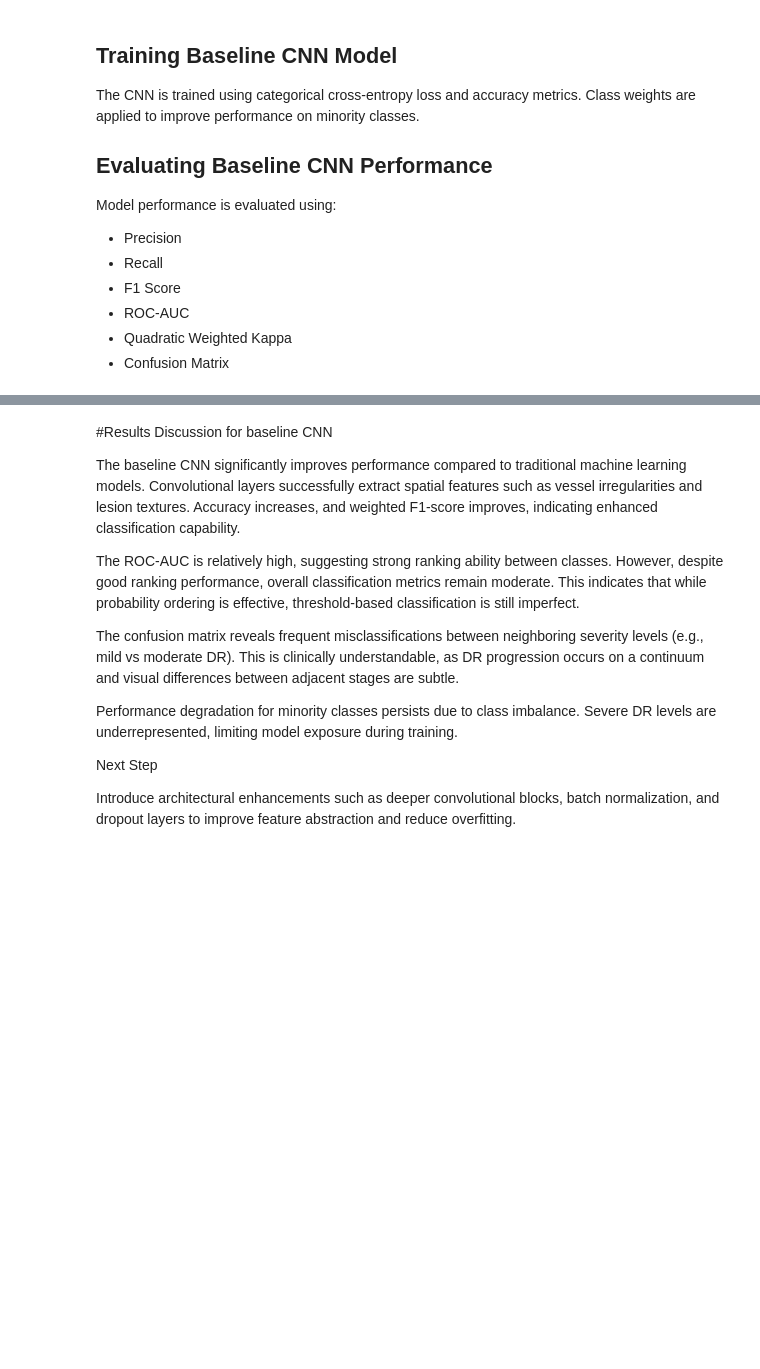
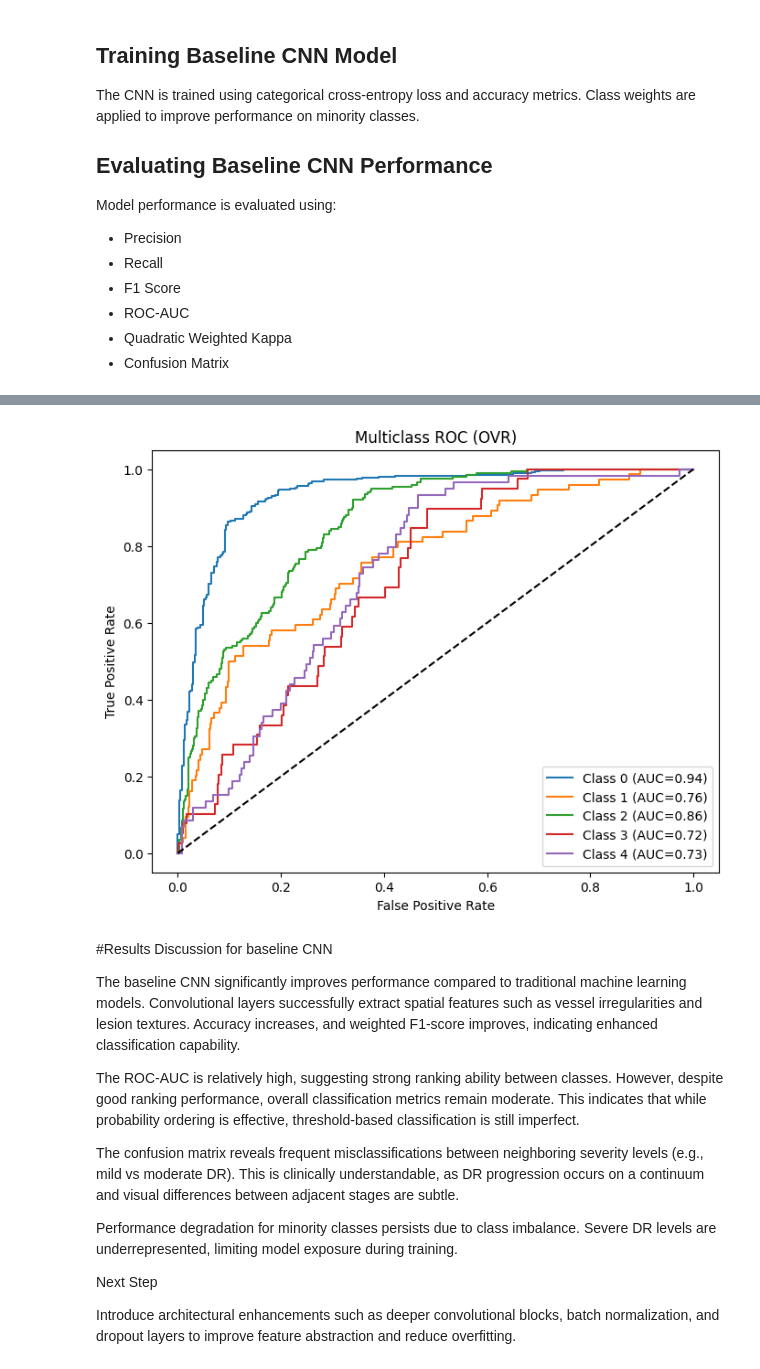
Before and after one commit to NFORMII/Diabetic-retinopathy-intro-to-ml, a Jupyter notebook: Copy_of_Diabetic_Retinopathy_ML_Project.ipynb, the cells around one changed output, grey strips where cells are left out. Cells and saved outputs as stored; diff of their text form; code cells hidden in the pictures; blank space fills up the shorter version.

```diff
--- a/Copy_of_Diabetic_Retinopathy_ML_Project.ipynb
+++ b/Copy_of_Diabetic_Retinopathy_ML_Project.ipynb
@@ -778,3 +778,27 @@ plt.show()
+# %%
+from sklearn.preprocessing import label_binarize
+from sklearn.metrics import roc_curve, auc
+
+# Binarize true labels using the y_true from the MobileNet evaluation
+y_val_bin = label_binarize(y_true, classes=[0,1,2,3,4])
+
+# y_prob is already computed from the MobileNet evaluation
+# No need to re-predict from X_val, as X_val is for traditional ML models
+
+plt.figure(figsize=(8,6))
+for i in range(y_val_bin.shape[1]):
+    fpr, tpr, _ = roc_curve(y_val_bin[:, i], y_prob[:, i])
+    roc_auc = auc(fpr, tpr)
+    plt.plot(fpr, tpr, label=f"Class {i} (AUC={roc_auc:.2f})")
+
+plt.plot([0,1], [0,1], 'k--')
+plt.xlabel("False Positive Rate")
+plt.ylabel("True Positive Rate")
+plt.title("Multiclass ROC (OVR)")
+plt.legend(loc="lower right")
+plt.show()
+# %% [output]
+[figure, added]
 # %% [markdown]
 #Results Discussion for baseline CNN
 
```
Also changed, not shown: parts of 14 cells of this notebook.
